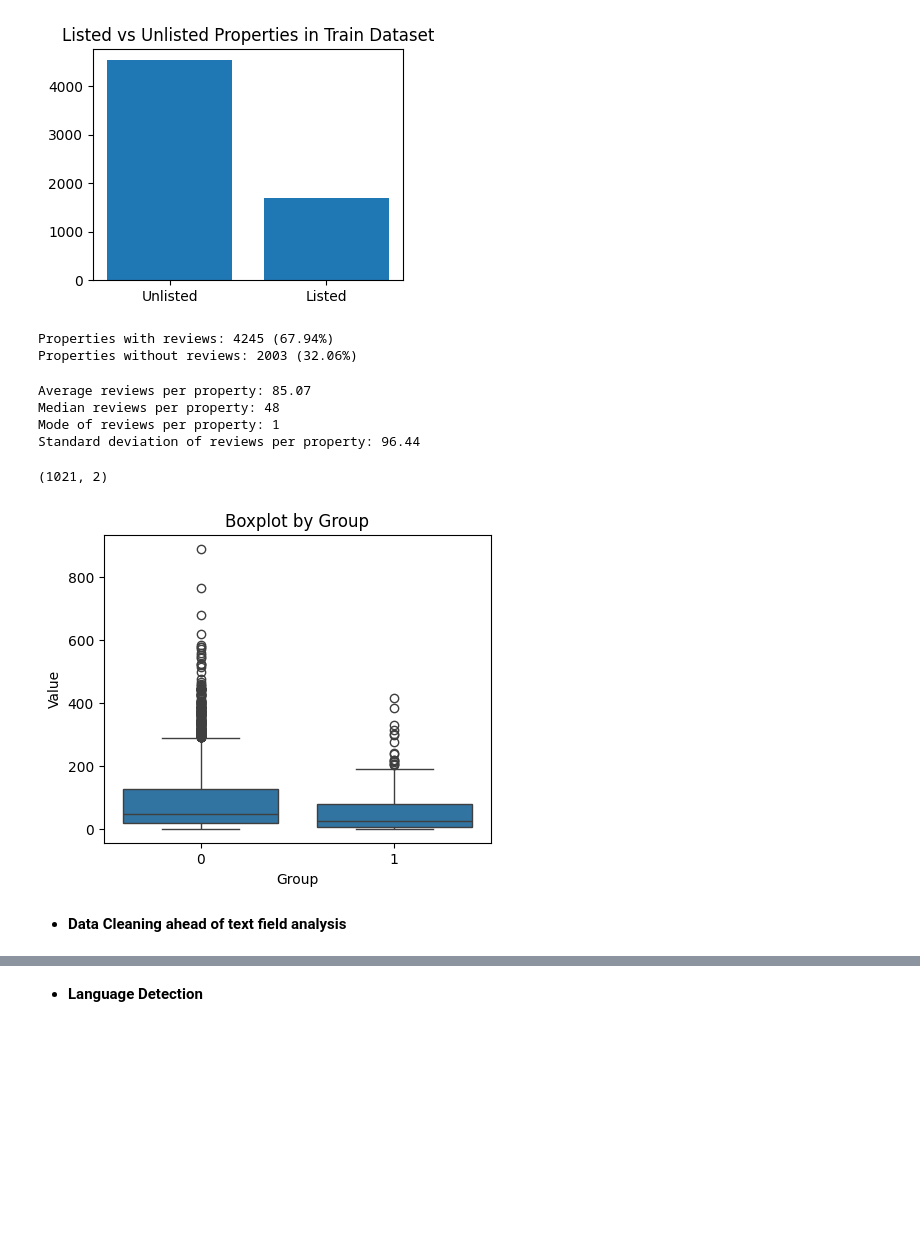
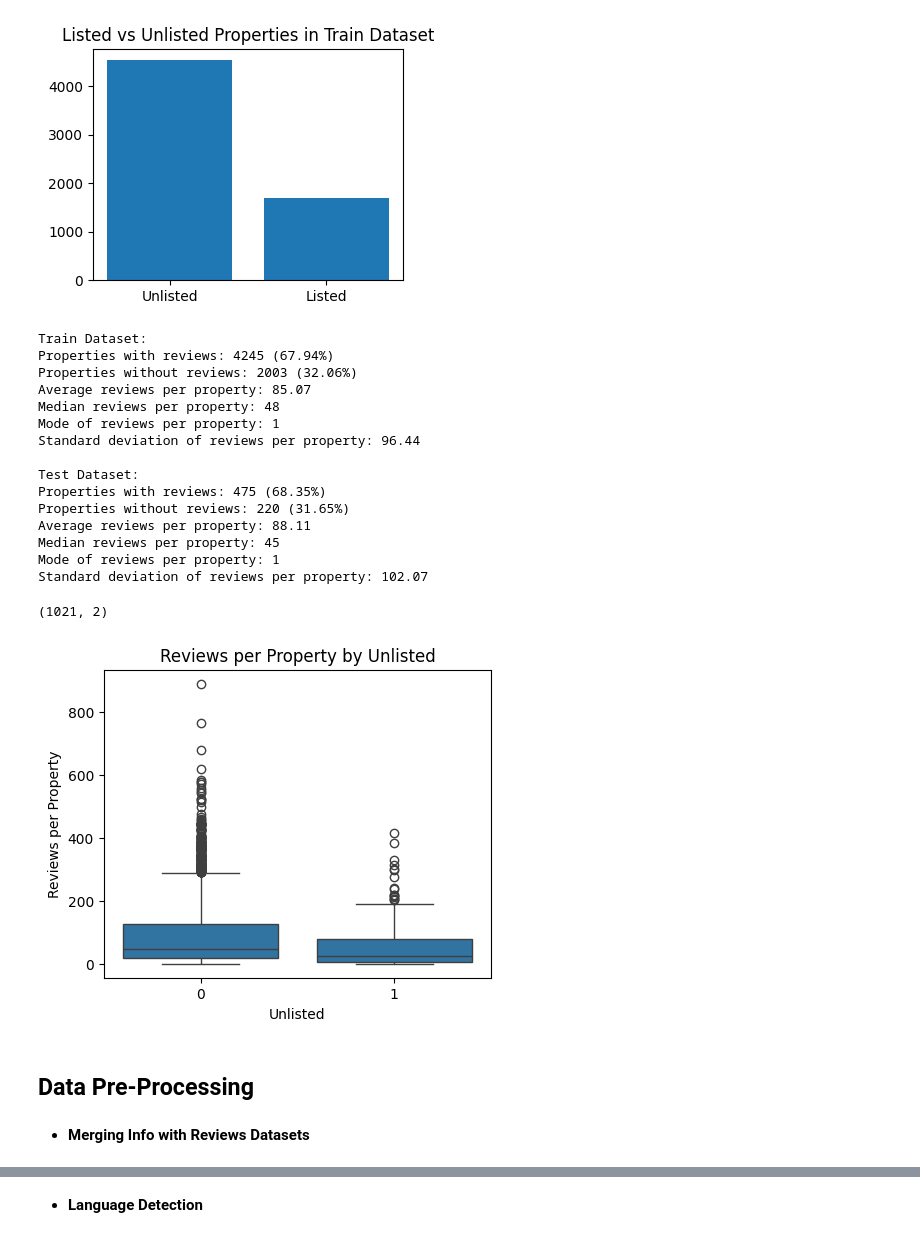
Before and after one commit to fmportela/text-mining-group-project-23-24, a Jupyter notebook: group3.ipynb, the cells around one changed output, grey strips where cells are left out. Drawn from its saved outputs; the diff is of its cells as text; code cells hidden in the pictures; blank space fills up the shorter version.

```diff
--- a/group3.ipynb
+++ b/group3.ipynb
@@ -330,29 +360,48 @@ Listed: 4540 (72.66%)
 [figure]
 # %%
 # property reviews
-reviews_per_property = train_reviews['index'].value_counts()
 
-total_properties = train_info.shape[0]
-properties_with_reviews = reviews_per_property.shape[0]
-properties_without_reviews = total_properties - properties_with_reviews
+def get_reviews_per_property(info_df, reviews_df, verbose=1):
+    reviews_per_property = reviews_df['index'].value_counts()
+    total_properties = info_df.shape[0]
+    properties_with_reviews = reviews_per_property.shape[0]
+    properties_without_reviews = total_properties - properties_with_reviews
+    if verbose:
+        print(f'Properties with reviews: {properties_with_reviews} ({properties_with_reviews / total_properties * 100:.2f}%)')
+        print(f'Properties without reviews: {properties_without_reviews} ({properties_without_reviews / total_properties * 100:.2f}%)')
 
-print(f'Properties with reviews: {properties_with_reviews} ({properties_with_reviews / total_properties * 100:.2f}%)')
-print(f'Properties without reviews: {properties_without_reviews} ({properties_without_reviews / total_properties * 100:.2f}%)')
+    if verbose:
+        avg_reviews_per_property = reviews_per_property.mean()
+        print(f'Average reviews per property: {avg_reviews_per_property:.2f}')
+        print(f'Median reviews per property: {reviews_per_property.median():.0f}')
+        print(f'Mode of reviews per property: {reviews_per_property.mode()[0]}')
+        print(f'Standard deviation of reviews per property: {reviews_per_property.std():.2f}')
+
+    return reviews_per_property
+
+print('Train Dataset:')
+reviews_per_property_train = get_reviews_per_property(train_info, train_reviews)
+
+print('\nTest Dataset:')
+reviews_per_property_test = get_reviews_per_property(test_info, test_reviews)
+
+# ... maybe, for the properties without reviews we can the most common class?
 # %% [output]
+Train Dataset:
 Properties with reviews: 4245 (67.94%)
 Properties without reviews: 2003 (32.06%)
+Average reviews per property: 85.07
+Median reviews per property: 48
+Mode of reviews per property: 1
+Standard deviation of reviews per property: 96.44
+
+Test Dataset:
+Properties with reviews: 475 (68.35%)
+Properties without reviews: 220 (31.65%)
+Average reviews per property: 88.11
+Median reviews per property: 45
+Mode of reviews per property: 1
+Standard deviation of reviews per property: 102.07
-# %%
-# stats on reviews per property
-avg_reviews_per_property = reviews_per_property.mean()
-print(f'Average reviews per property: {avg_reviews_per_property:.2f}')
-print(f'Median reviews per property: {reviews_per_property.median():.0f}')
-print(f'Mode of reviews per property: {reviews_per_property.mode()[0]}')
-print(f'Standard deviation of reviews per property: {reviews_per_property.std():.2f}')
-# %% [output]
-Average reviews per property: 85.07
-Median reviews per property: 48
-Mode of reviews per property: 1
-Standard deviation of reviews per property: 96.44
 # %%
 # are there properties with reviews but without host description?
 missing_host_about_index = train_info[train_info['host_about'].isnull()]['index'].tolist()
@@ -364,21 +413,23 @@ train_reviews.loc[train_reviews['index'].isin(missing_host_about_index) & train_
 # %%
 # reviews per property vs. target
 
 def get_label(property_idx, property_df = train_info):
     return property_df.loc[property_df['index'] == property_idx, 'unlisted'].values[0]
 
 property_reviews, property_labels = [], []
-for property_idx, nreviews in reviews_per_property.items():
+for property_idx, nreviews in reviews_per_property_train.items():
     property_reviews.append(nreviews)
     property_labels.append(get_label(property_idx))
 
 plt.figure(figsize=(5, 4))
 sns.boxplot(x=property_labels, y=property_reviews)
-plt.xlabel('Group')
-plt.ylabel('Value')
-plt.title('Boxplot by Group')
+plt.xlabel('Unlisted')
+plt.ylabel('Reviews per Property')
+plt.title('Reviews per Property by Unlisted')
 plt.show()
+
+# ... there seems to be a slight tendency for houses with more reviews to remain listed
 # %% [output]
-[figure, old version]
+[figure, new version]
-# %% [markdown]
-- **Data Cleaning ahead of text field analysis**
+# %% [markdown]
+## **Data Pre-Processing**
@@ -394,0 +450,2 @@ train_reviews_pre_clean = train_reviews.copy()
+# %% [markdown]
+- **Merging Info with Reviews Datasets**
```
Also changed, not shown: parts of 126 cells of this notebook, 1 other file.
